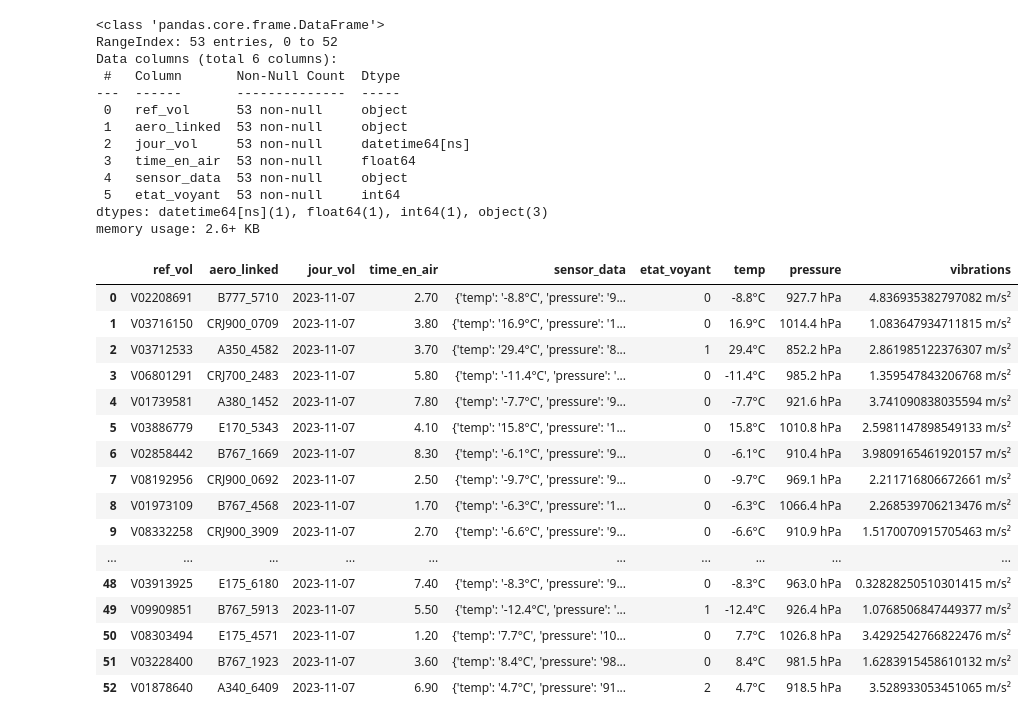
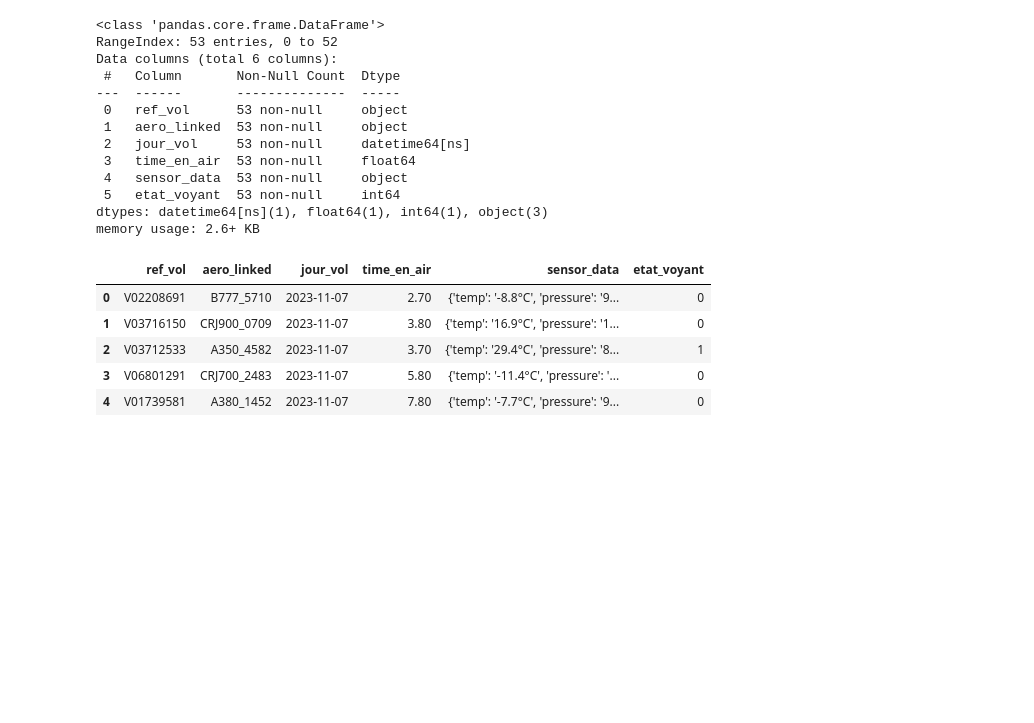
Before and after one commit to Kelmain/skyanalytics, a Jupyter notebook: data__exploration.ipynb, the cells around one changed output. Cells and saved outputs as stored; diff of their text form; code cells hidden in the pictures; blank space fills up the shorter version.

```diff
--- a/data__exploration.ipynb
+++ b/data__exploration.ipynb
@@ -251,22 +252,12 @@ dtypes: datetime64[ns](1), float64(1), int64(1), object(3)
 memory usage: 2.6+ KB
 # %%
 # sensor_data is as json. I will create news columns for each sensor
-df_logs_vols.join(pd.json_normalize(df_logs_vols['sensor_data']))
+df_logs_vols_sensor = df_logs_vols.join(pd.json_normalize(df_logs_vols['sensor_data']))
+df_logs_vols_sensor.head()
 # %% [output]
-|  | ref_vol | aero_linked | jour_vol | time_en_air | sensor_data | etat_voyant | temp | pressure | vibrations |
-| 0 | V02208691 | B777_5710 | 2023-11-07 | 2.70 | {'temp': '-8.8°C', 'pressure': '9... | 0 | -8.8°C | 927.7 hPa | 4.836935382797082 m/s² |
-| 1 | V03716150 | CRJ900_0709 | 2023-11-07 | 3.80 | {'temp': '16.9°C', 'pressure': '1... | 0 | 16.9°C | 1014.4 hPa | 1.083647934711815 m/s² |
-| 2 | V03712533 | A350_4582 | 2023-11-07 | 3.70 | {'temp': '29.4°C', 'pressure': '8... | 1 | 29.4°C | 852.2 hPa | 2.861985122376307 m/s² |
-| 3 | V06801291 | CRJ700_2483 | 2023-11-07 | 5.80 | {'temp': '-11.4°C', 'pressure': '... | 0 | -11.4°C | 985.2 hPa | 1.359547843206768 m/s² |
-| 4 | V01739581 | A380_1452 | 2023-11-07 | 7.80 | {'temp': '-7.7°C', 'pressure': '9... | 0 | -7.7°C | 921.6 hPa | 3.741090838035594 m/s² |
-| 5 | V03886779 | E170_5343 | 2023-11-07 | 4.10 | {'temp': '15.8°C', 'pressure': '1... | 0 | 15.8°C | 1010.8 hPa | 2.5981147898549133 m/s² |
-| 6 | V02858442 | B767_1669 | 2023-11-07 | 8.30 | {'temp': '-6.1°C', 'pressure': '9... | 0 | -6.1°C | 910.4 hPa | 3.9809165461920157 m/s² |
-| 7 | V08192956 | CRJ900_0692 | 2023-11-07 | 2.50 | {'temp': '-9.7°C', 'pressure': '9... | 0 | -9.7°C | 969.1 hPa | 2.211716806672661 m/s² |
-| 8 | V01973109 | B767_4568 | 2023-11-07 | 1.70 | {'temp': '-6.3°C', 'pressure': '1... | 0 | -6.3°C | 1066.4 hPa | 2.268539706213476 m/s² |
-| 9 | V08332258 | CRJ900_3909 | 2023-11-07 | 2.70 | {'temp': '-6.6°C', 'pressure': '9... | 0 | -6.6°C | 910.9 hPa | 1.5170070915705463 m/s² |
-| ... | ... | ... | ... | ... | ... | ... | ... | ... | ... |
-| 48 | V03913925 | E175_6180 | 2023-11-07 | 7.40 | {'temp': '-8.3°C', 'pressure': '9... | 0 | -8.3°C | 963.0 hPa | 0.32828250510301415 m/s² |
-| 49 | V09909851 | B767_5913 | 2023-11-07 | 5.50 | {'temp': '-12.4°C', 'pressure': '... | 1 | -12.4°C | 926.4 hPa | 1.0768506847449377 m/s² |
-| 50 | V08303494 | E175_4571 | 2023-11-07 | 1.20 | {'temp': '7.7°C', 'pressure': '10... | 0 | 7.7°C | 1026.8 hPa | 3.4292542766822476 m/s² |
-| 51 | V03228400 | B767_1923 | 2023-11-07 | 3.60 | {'temp': '8.4°C', 'pressure': '98... | 0 | 8.4°C | 981.5 hPa | 1.6283915458610132 m/s² |
-| 52 | V01878640 | A340_6409 | 2023-11-07 | 6.90 | {'temp': '4.7°C', 'pressure': '91... | 2 | 4.7°C | 918.5 hPa | 3.528933053451065 m/s² |
+|  | ref_vol | aero_linked | jour_vol | time_en_air | sensor_data | etat_voyant |
+| 0 | V02208691 | B777_5710 | 2023-11-07 | 2.70 | {'temp': '-8.8°C', 'pressure': '9... | 0 |
+| 1 | V03716150 | CRJ900_0709 | 2023-11-07 | 3.80 | {'temp': '16.9°C', 'pressure': '1... | 0 |
+| 2 | V03712533 | A350_4582 | 2023-11-07 | 3.70 | {'temp': '29.4°C', 'pressure': '8... | 1 |
+| 3 | V06801291 | CRJ700_2483 | 2023-11-07 | 5.80 | {'temp': '-11.4°C', 'pressure': '... | 0 |
+| 4 | V01739581 | A380_1452 | 2023-11-07 | 7.80 | {'temp': '-7.7°C', 'pressure': '9... | 0 |
```
Also changed, not shown: parts of 2 cells of this notebook, 1 other file.
